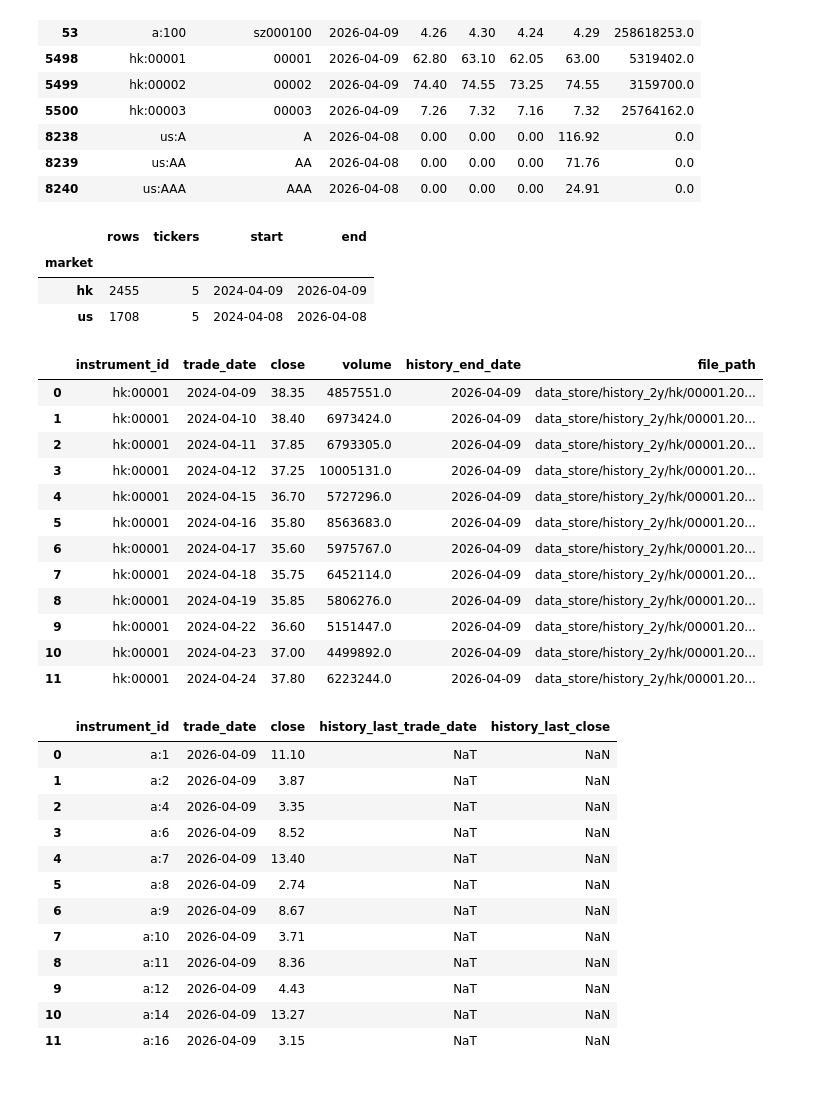
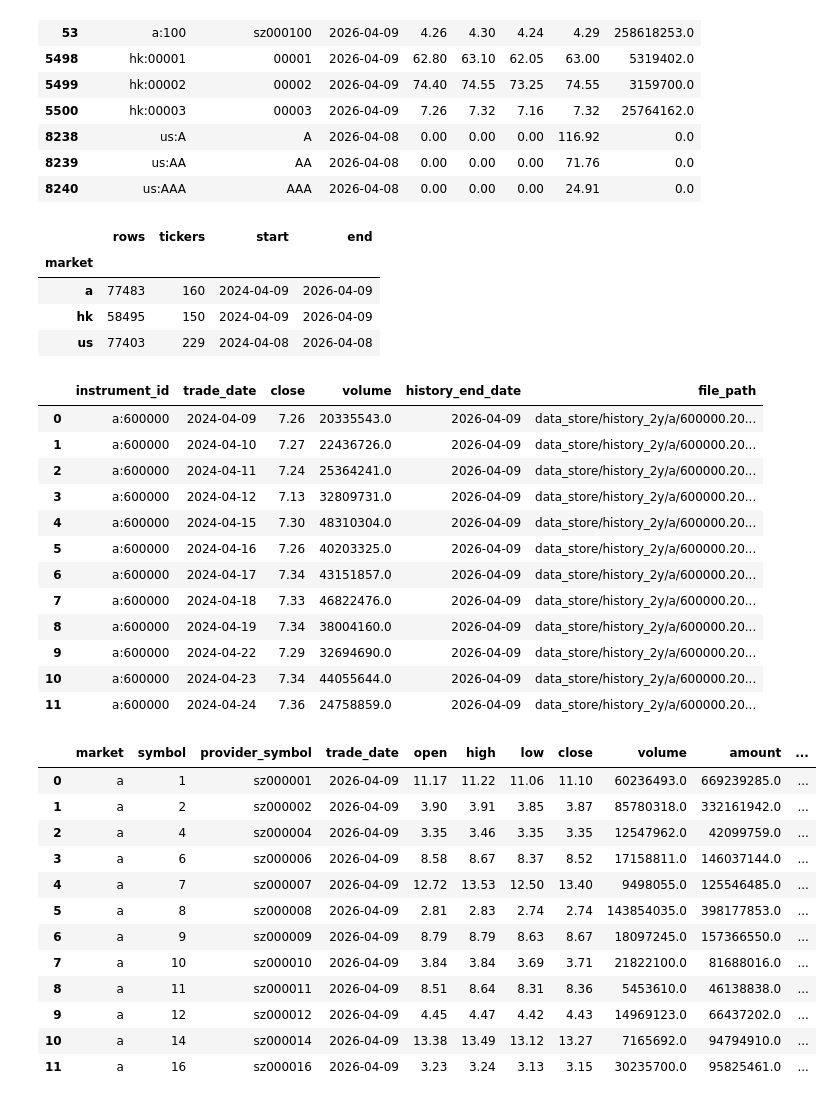
Before and after one commit to zeronorm/trade, a Jupyter notebook: notebooks/load_all_markets_data.ipynb, the cells around one changed output. Drawn from its saved outputs; the diff is of its cells as text; code cells hidden in the pictures.

Commit message:
Update cron conda path and notebook outputs

```diff
--- a/notebooks/load_all_markets_data.ipynb
+++ b/notebooks/load_all_markets_data.ipynb
@@ -103,7 +103,7 @@ def load_latest_all() -> pd.DataFrame:
     return pd.concat(frames, ignore_index=True)
 
 
-def load_history_all(markets=('a', 'hk', 'us'), max_files_per_market=5) -> pd.DataFrame:
+def load_history_all(markets=('a', 'hk', 'us'), max_files_per_market=None) -> pd.DataFrame:
     frames = []
     for market in markets:
         market_root = HISTORY_ROOT / market
@@ -166,53 +166,59 @@ display(latest_sample[['instrument_id', 'provider_symbol', 'trade_date', 'open',
 | 8239 | us:AA | AA | 2026-04-08 | 0.00 | 0.00 | 0.00 | 71.76 | 0.0 |
 | 8240 | us:AAA | AAA | 2026-04-08 | 0.00 | 0.00 | 0.00 | 24.91 | 0.0 |
 # %%
-# 默认只读取每个市场前 5 只股票，避免 notebook 首次打开过慢。
-# 如需全量历史，把 max_files_per_market 改成 None。
-history_sample = load_history_all(max_files_per_market=5)
+# 直接加载三市场当前已落盘的全量历史数据。
+history_sample = load_history_all(max_files_per_market=None)
 
 display(history_sample.groupby('market').agg(rows=('instrument_id', 'size'), tickers=('instrument_id', 'nunique'), start=('trade_date', 'min'), end=('trade_date', 'max')))
 display(history_sample[['instrument_id', 'trade_date', 'close', 'volume', 'history_end_date', 'file_path']].head(12))
 # %% [output]
 |  | rows | tickers | start | end |
 | market |  |  |  |  |
-| hk | 2455 | 5 | 2024-04-09 | 2026-04-09 |
-| us | 1708 | 5 | 2024-04-08 | 2026-04-08 |
+| a | 77483 | 160 | 2024-04-09 | 2026-04-09 |
+| hk | 58495 | 150 | 2024-04-09 | 2026-04-09 |
+| us | 77403 | 229 | 2024-04-08 | 2026-04-08 |
 |  | instrument_id | trade_date | close | volume | history_end_date | file_path |
-| 0 | hk:00001 | 2024-04-09 | 38.35 | 4857551.0 | 2026-04-09 | data_store/history_2y/hk/00001.20... |
-| 1 | hk:00001 | 2024-04-10 | 38.40 | 6973424.0 | 2026-04-09 | data_store/history_2y/hk/00001.20... |
-| 2 | hk:00001 | 2024-04-11 | 37.85 | 6793305.0 | 2026-04-09 | data_store/history_2y/hk/00001.20... |
-| 3 | hk:00001 | 2024-04-12 | 37.25 | 10005131.0 | 2026-04-09 | data_store/history_2y/hk/00001.20... |
-| 4 | hk:00001 | 2024-04-15 | 36.70 | 5727296.0 | 2026-04-09 | data_store/history_2y/hk/00001.20... |
-| 5 | hk:00001 | 2024-04-16 | 35.80 | 8563683.0 | 2026-04-09 | data_store/history_2y/hk/00001.20... |
-| 6 | hk:00001 | 2024-04-17 | 35.60 | 5975767.0 | 2026-04-09 | data_store/history_2y/hk/00001.20... |
-| 7 | hk:00001 | 2024-04-18 | 35.75 | 6452114.0 | 2026-04-09 | data_store/history_2y/hk/00001.20... |
-| 8 | hk:00001 | 2024-04-19 | 35.85 | 5806276.0 | 2026-04-09 | data_store/history_2y/hk/00001.20... |
-| 9 | hk:00001 | 2024-04-22 | 36.60 | 5151447.0 | 2026-04-09 | data_store/history_2y/hk/00001.20... |
-| 10 | hk:00001 | 2024-04-23 | 37.00 | 4499892.0 | 2026-04-09 | data_store/history_2y/hk/00001.20... |
-| 11 | hk:00001 | 2024-04-24 | 37.80 | 6223244.0 | 2026-04-09 | data_store/history_2y/hk/00001.20... |
+| 0 | a:600000 | 2024-04-09 | 7.26 | 20335543.0 | 2026-04-09 | data_store/history_2y/a/600000.20... |
+| 1 | a:600000 | 2024-04-10 | 7.27 | 22436726.0 | 2026-04-09 | data_store/history_2y/a/600000.20... |
+| 2 | a:600000 | 2024-04-11 | 7.24 | 25364241.0 | 2026-04-09 | data_store/history_2y/a/600000.20... |
+| 3 | a:600000 | 2024-04-12 | 7.13 | 32809731.0 | 2026-04-09 | data_store/history_2y/a/600000.20... |
+| 4 | a:600000 | 2024-04-15 | 7.30 | 48310304.0 | 2026-04-09 | data_store/history_2y/a/600000.20... |
+| 5 | a:600000 | 2024-04-16 | 7.26 | 40203325.0 | 2026-04-09 | data_store/history_2y/a/600000.20... |
+| 6 | a:600000 | 2024-04-17 | 7.34 | 43151857.0 | 2026-04-09 | data_store/history_2y/a/600000.20... |
+| 7 | a:600000 | 2024-04-18 | 7.33 | 46822476.0 | 2026-04-09 | data_store/history_2y/a/600000.20... |
+| 8 | a:600000 | 2024-04-19 | 7.34 | 38004160.0 | 2026-04-09 | data_store/history_2y/a/600000.20... |
+| 9 | a:600000 | 2024-04-22 | 7.29 | 32694690.0 | 2026-04-09 | data_store/history_2y/a/600000.20... |
+| 10 | a:600000 | 2024-04-23 | 7.34 | 44055644.0 | 2026-04-09 | data_store/history_2y/a/600000.20... |
+| 11 | a:600000 | 2024-04-24 | 7.36 | 24758859.0 | 2026-04-09 | data_store/history_2y/a/600000.20... |
 # %%
 history_last = (
     history_sample
     .sort_values(['instrument_id', 'trade_date'])
     .groupby('instrument_id', group_keys=False)
     .tail(1)[['instrument_id', 'trade_date', 'close']]
-    .rename(columns={'trade_date': 'history_last_trade_date', 'close': 'history_last_close'})
 )
 
-latest_vs_history = latest_all.merge(history_last, on='instrument_id', how='left')
+latest_vs_history = latest_all.merge(
+    history_last.rename(columns={'trade_date': '_history_last_trade_date', 'close': '_history_last_close'}),
+    on='instrument_id',
+    how='left',
+)
 
-display(latest_vs_history[['instrument_id', 'trade_date', 'close', 'history_last_trade_date', 'history_last_close']].head(12))
+# 中间校验字段仅用于 notebook 内部比对，最终展示时移除。
+latest_output = latest_vs_history.drop(columns=['_history_last_trade_date', '_history_last_close'], errors='ignore')
+
+display(latest_output.head(12))
 # %% [output]
-|  | instrument_id | trade_date | close | history_last_trade_date | history_last_close |
-| 0 | a:1 | 2026-04-09 | 11.10 | NaT | NaN |
-| 1 | a:2 | 2026-04-09 | 3.87 | NaT | NaN |
-| 2 | a:4 | 2026-04-09 | 3.35 | NaT | NaN |
-| 3 | a:6 | 2026-04-09 | 8.52 | NaT | NaN |
-| 4 | a:7 | 2026-04-09 | 13.40 | NaT | NaN |
-| 5 | a:8 | 2026-04-09 | 2.74 | NaT | NaN |
-| 6 | a:9 | 2026-04-09 | 8.67 | NaT | NaN |
-| 7 | a:10 | 2026-04-09 | 3.71 | NaT | NaN |
-| 8 | a:11 | 2026-04-09 | 8.36 | NaT | NaN |
-| 9 | a:12 | 2026-04-09 | 4.43 | NaT | NaN |
-| 10 | a:14 | 2026-04-09 | 13.27 | NaT | NaN |
-| 11 | a:16 | 2026-04-09 | 3.15 | NaT | NaN |
+|  | market | symbol | provider_symbol | trade_date | open | high | low | close | volume | amount | ... |
+| 0 | a | 1 | sz000001 | 2026-04-09 | 11.17 | 11.22 | 11.06 | 11.10 | 60236493.0 | 669239285.0 | ... |
+| 1 | a | 2 | sz000002 | 2026-04-09 | 3.90 | 3.91 | 3.85 | 3.87 | 85780318.0 | 332161942.0 | ... |
+| 2 | a | 4 | sz000004 | 2026-04-09 | 3.35 | 3.46 | 3.35 | 3.35 | 12547962.0 | 42099759.0 | ... |
+| 3 | a | 6 | sz000006 | 2026-04-09 | 8.58 | 8.67 | 8.37 | 8.52 | 17158811.0 | 146037144.0 | ... |
+| 4 | a | 7 | sz000007 | 2026-04-09 | 12.72 | 13.53 | 12.50 | 13.40 | 9498055.0 | 125546485.0 | ... |
+| 5 | a | 8 | sz000008 | 2026-04-09 | 2.81 | 2.83 | 2.74 | 2.74 | 143854035.0 | 398177853.0 | ... |
+| 6 | a | 9 | sz000009 | 2026-04-09 | 8.79 | 8.79 | 8.63 | 8.67 | 18097245.0 | 157366550.0 | ... |
+| 7 | a | 10 | sz000010 | 2026-04-09 | 3.84 | 3.84 | 3.69 | 3.71 | 21822100.0 | 81688016.0 | ... |
+| 8 | a | 11 | sz000011 | 2026-04-09 | 8.51 | 8.64 | 8.31 | 8.36 | 5453610.0 | 46138838.0 | ... |
+| 9 | a | 12 | sz000012 | 2026-04-09 | 4.45 | 4.47 | 4.42 | 4.43 | 14969123.0 | 66437202.0 | ... |
+| 10 | a | 14 | sz000014 | 2026-04-09 | 13.38 | 13.49 | 13.12 | 13.27 | 7165692.0 | 94794910.0 | ... |
+| 11 | a | 16 | sz000016 | 2026-04-09 | 3.23 | 3.24 | 3.13 | 3.15 | 30235700.0 | 95825461.0 | ... |
```
Also changed, not shown: 2 other files.
